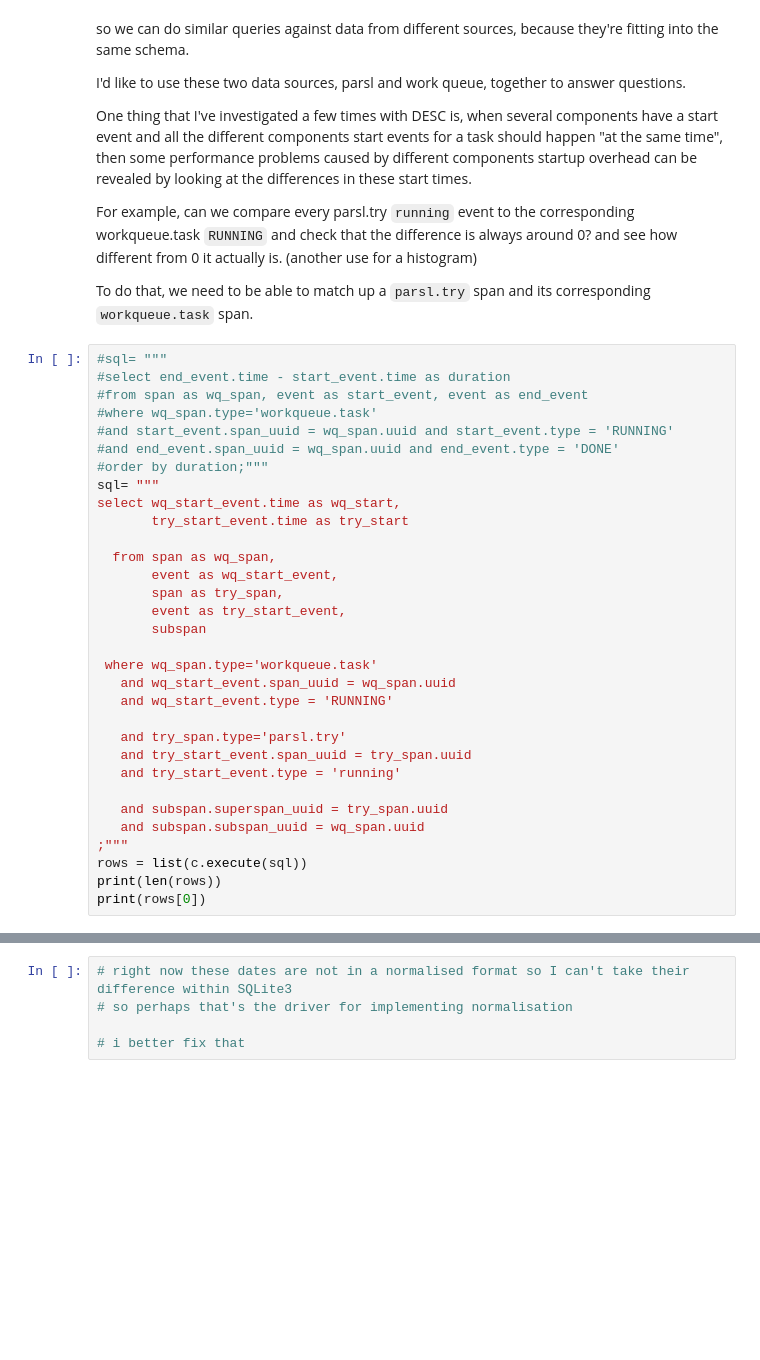
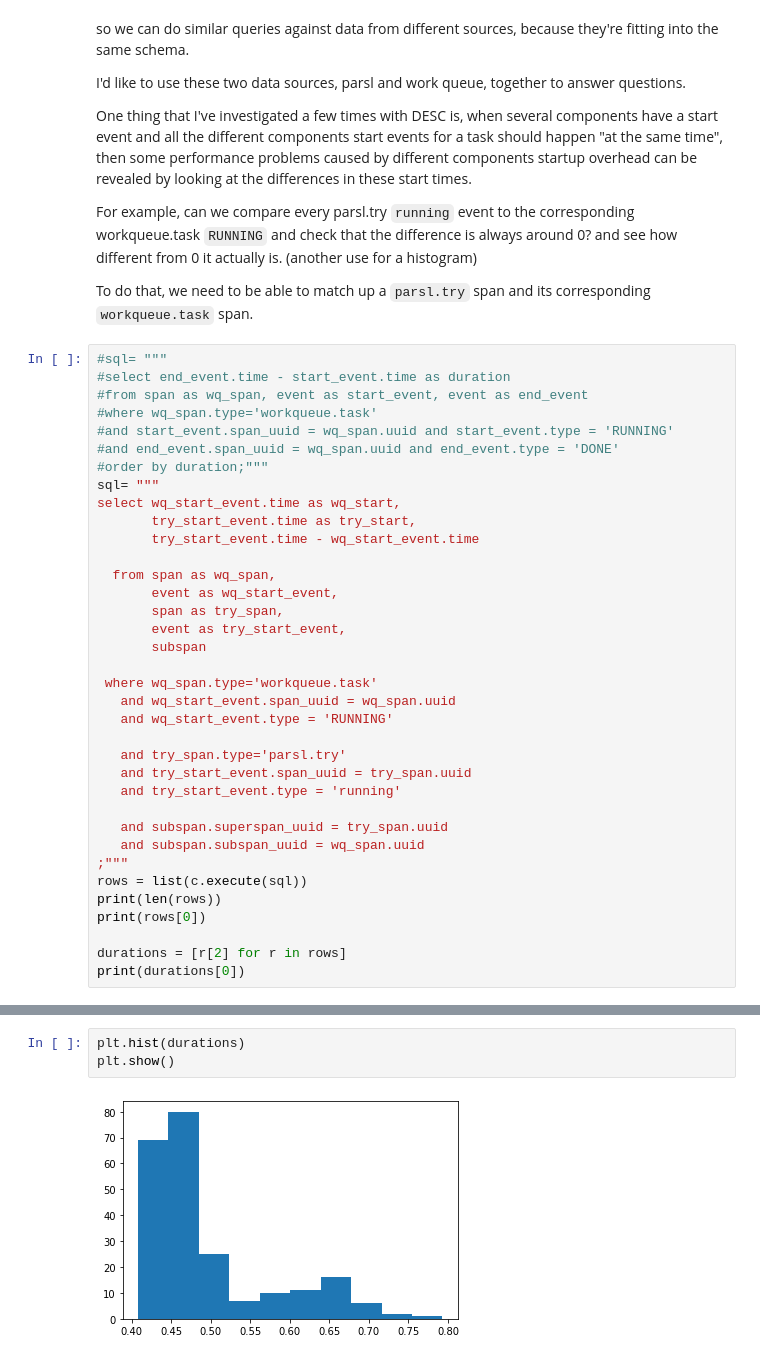
Before and after one commit to Parsl/dnpc, a Jupyter notebook: Untitled.ipynb, the cells around one changed output, grey strips where cells are left out. Saved outputs shown, nothing was run; the diff lists cells and outputs as text; blank space fills up the shorter version.

```diff
--- a/Untitled.ipynb
+++ b/Untitled.ipynb
@@ -259,7 +267,8 @@ To do that, we need to be able to match up a `parsl.try` span and its correspond
 #order by duration;"""
 sql= """
 select wq_start_event.time as wq_start,
-       try_start_event.time as try_start
+       try_start_event.time as try_start,
+       try_start_event.time - wq_start_event.time
 
   from span as wq_span,
        event as wq_start_event,
@@ -281,5 +290,8 @@ select wq_start_event.time as wq_start,
 rows = list(c.execute(sql))
 print(len(rows))
 print(rows[0])
+
+durations = [r[2] for r in rows]
+print(durations[0])
 # %% [output]
 227
@@ -287,5 +300,5 @@ print(rows[0])
 # %%
-# right now these dates are not in a normalised format so I can't take their difference within SQLite3
-# so perhaps that's the driver for implementing normalisation
-
-# i better fix that
+plt.hist(durations)
+plt.show()
+# %% [output]
+[figure, added]
```
Also changed, not shown: parts of 11 cells of this notebook, 2 other files.
